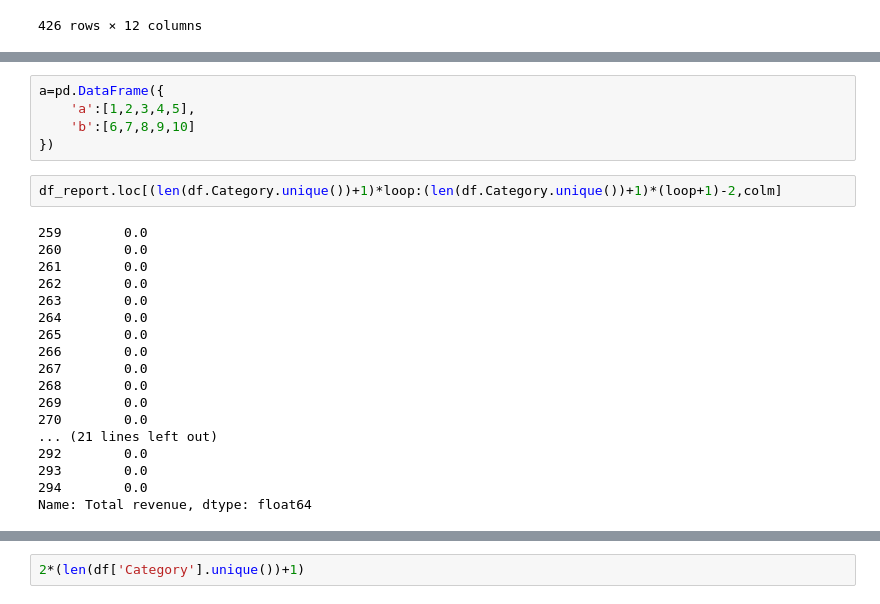
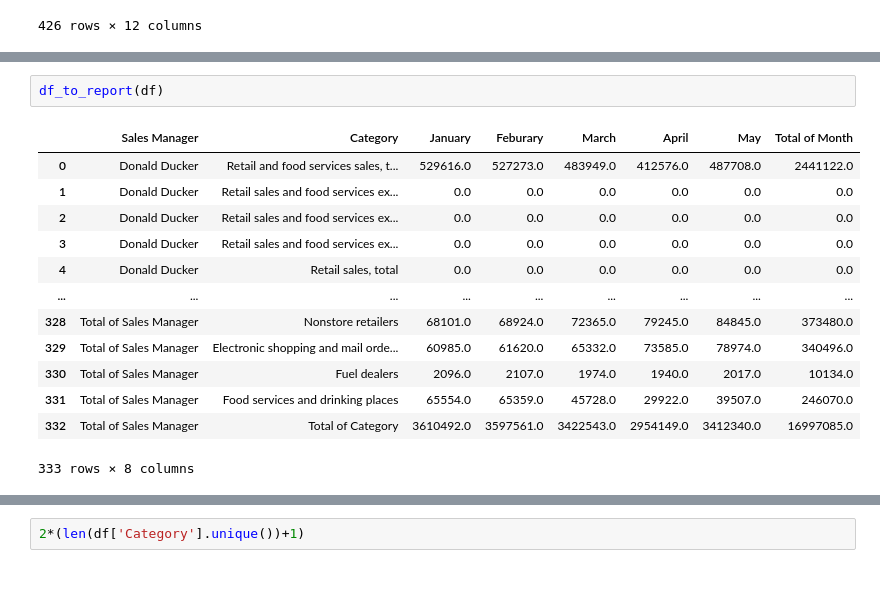
Before and after one commit to OlivierAM23/ds5_assignment_group7, a Jupyter notebook: week 4/test_olivier.ipynb, the cells around one changed output, grey strips where cells are left out. Cells and saved outputs as stored; diff of their text form.

```diff
--- a/week 4/test_olivier.ipynb
+++ b/week 4/test_olivier.ipynb
@@ -94,25 +94,16 @@ Length: 180, dtype: bool
-# %%
-a=pd.DataFrame({
-    'a':[1,2,3,4,5],
-    'b':[6,7,8,9,10]
-})
-# %%
-df_report.loc[(len(df.Category.unique())+1)*loop:(len(df.Category.unique())+1)*(loop+1)-2,colm]
-# %% [output]
-259        0.0
-260        0.0
-261        0.0
-262        0.0
-263        0.0
-264        0.0
-265        0.0
-266        0.0
-267        0.0
-268        0.0
-269        0.0
-270        0.0
-... (21 lines left out)
-292        0.0
-293        0.0
-294        0.0
-Name: Total revenue, dtype: float64
+# %%
+df_to_report(df)
+# %% [output]
+|  | Sales Manager | Category | January | Feburary | March | April | May | Total of Month |
+| 0 | Donald Ducker | Retail and food services sales, t... | 529616.0 | 527273.0 | 483949.0 | 412576.0 | 487708.0 | 2441122.0 |
+| 1 | Donald Ducker | Retail sales and food services ex... | 0.0 | 0.0 | 0.0 | 0.0 | 0.0 | 0.0 |
+| 2 | Donald Ducker | Retail sales and food services ex... | 0.0 | 0.0 | 0.0 | 0.0 | 0.0 | 0.0 |
+| 3 | Donald Ducker | Retail sales and food services ex... | 0.0 | 0.0 | 0.0 | 0.0 | 0.0 | 0.0 |
+| 4 | Donald Ducker | Retail sales, total | 0.0 | 0.0 | 0.0 | 0.0 | 0.0 | 0.0 |
+| ... | ... | ... | ... | ... | ... | ... | ... | ... |
+| 328 | Total of Sales Manager | Nonstore retailers | 68101.0 | 68924.0 | 72365.0 | 79245.0 | 84845.0 | 373480.0 |
+| 329 | Total of Sales Manager | Electronic shopping and mail orde... | 60985.0 | 61620.0 | 65332.0 | 73585.0 | 78974.0 | 340496.0 |
+| 330 | Total of Sales Manager | Fuel dealers | 2096.0 | 2107.0 | 1974.0 | 1940.0 | 2017.0 | 10134.0 |
+| 331 | Total of Sales Manager | Food services and drinking places | 65554.0 | 65359.0 | 45728.0 | 29922.0 | 39507.0 | 246070.0 |
+| 332 | Total of Sales Manager | Total of Category | 3610492.0 | 3597561.0 | 3422543.0 | 2954149.0 | 3412340.0 | 16997085.0 |
+333 rows × 8 columns
```
Also changed, not shown: parts of 15 cells of this notebook, 2 other files.
